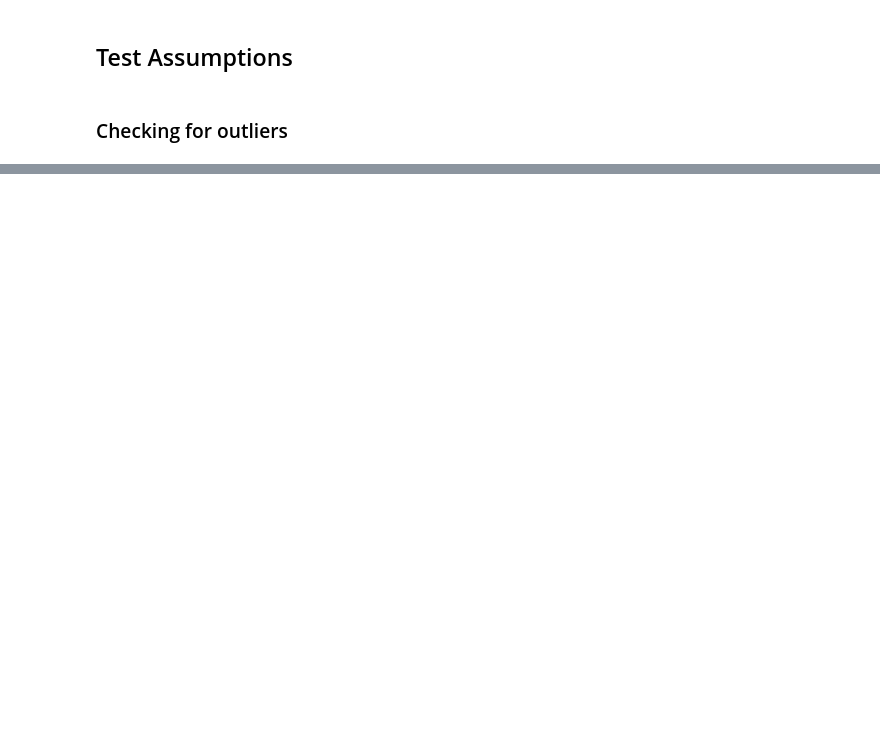
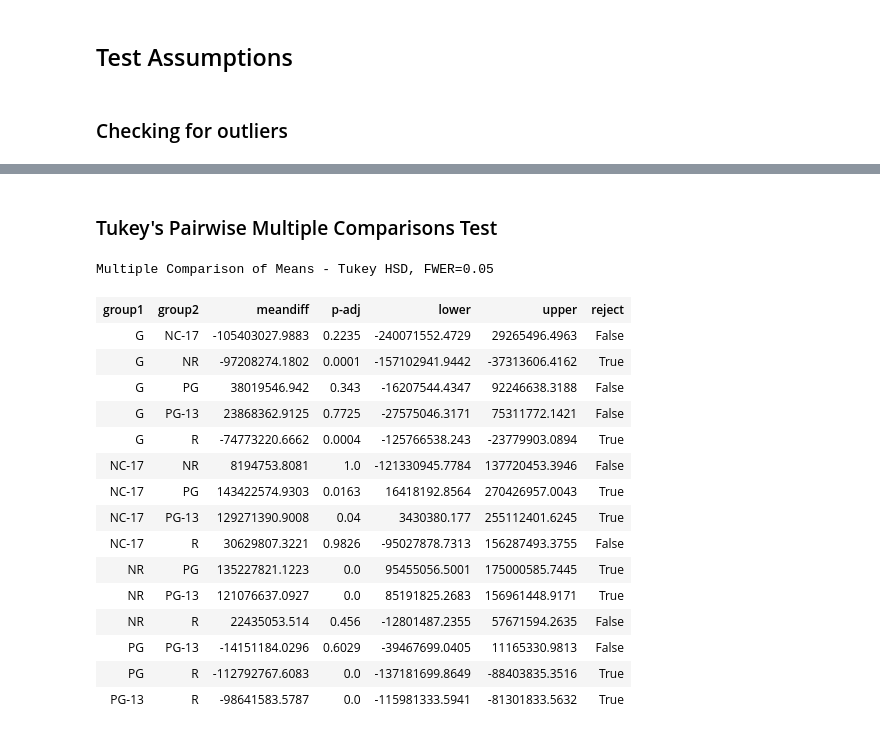
Before and after one commit to sheha919/movie_production_analysis, a Jupyter notebook: part4.ipynb, the cells around one changed output, grey strips where cells are left out. Drawn from its saved outputs; the diff is of its cells as text; code cells hidden in the pictures; blank space fills up the shorter version.

```diff
--- a/part4.ipynb
+++ b/part4.ipynb
@@ -186,0 +272,29 @@ len(groups['G'])
+# %% [markdown]
+### Tukey's Pairwise Multiple Comparisons Test
+# %%
+from statsmodels.stats.multicomp import pairwise_tukeyhsd
+
+values = df['revenue']
+labels = df['certification']
+# %%
+## perform tukey's multiple comparison test and display the summary
+tukeys_results = pairwise_tukeyhsd(values,labels)
+tukeys_results.summary()
+# %% [output]
+Multiple Comparison of Means - Tukey HSD, FWER=0.05
+| group1 | group2 | meandiff | p-adj | lower | upper | reject |
+| G | NC-17 | -105403027.9883 | 0.2235 | -240071552.4729 | 29265496.4963 | False |
+| G | NR | -97208274.1802 | 0.0001 | -157102941.9442 | -37313606.4162 | True |
+| G | PG | 38019546.942 | 0.343 | -16207544.4347 | 92246638.3188 | False |
+| G | PG-13 | 23868362.9125 | 0.7725 | -27575046.3171 | 75311772.1421 | False |
+| G | R | -74773220.6662 | 0.0004 | -125766538.243 | -23779903.0894 | True |
+| NC-17 | NR | 8194753.8081 | 1.0 | -121330945.7784 | 137720453.3946 | False |
+| NC-17 | PG | 143422574.9303 | 0.0163 | 16418192.8564 | 270426957.0043 | True |
+| NC-17 | PG-13 | 129271390.9008 | 0.04 | 3430380.177 | 255112401.6245 | True |
+| NC-17 | R | 30629807.3221 | 0.9826 | -95027878.7313 | 156287493.3755 | False |
+| NR | PG | 135227821.1223 | 0.0 | 95455056.5001 | 175000585.7445 | True |
+| NR | PG-13 | 121076637.0927 | 0.0 | 85191825.2683 | 156961448.9171 | True |
+| NR | R | 22435053.514 | 0.456 | -12801487.2355 | 57671594.2635 | False |
+| PG | PG-13 | -14151184.0296 | 0.6029 | -39467699.0405 | 11165330.9813 | False |
+| PG | R | -112792767.6083 | 0.0 | -137181699.8649 | -88403835.3516 | True |
+| PG-13 | R | -98641583.5787 | 0.0 | -115981333.5941 | -81301833.5632 | True |
```
Also changed, not shown: parts of 47 cells of this notebook, 2 other files.
